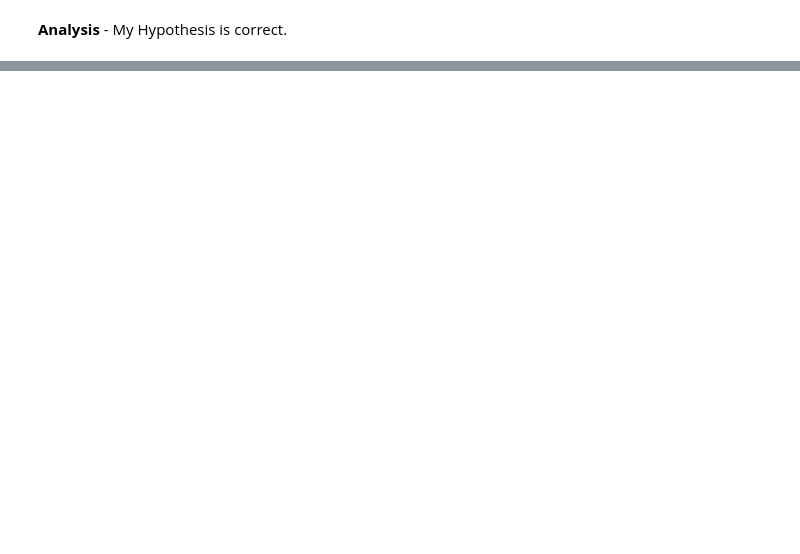
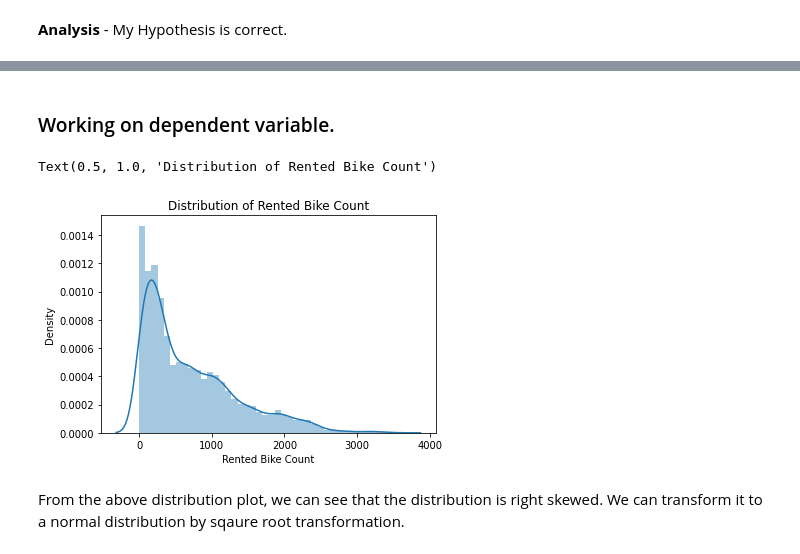
Before and after one commit to Shourya306/Bike-Sharing-Demand-Prediction-Regression, a Jupyter notebook: Bike_Sharing_Demand_Prediction_Capstone_Project.ipynb, the cells around one changed output, grey strips where cells are left out. Saved outputs shown, nothing was run; the diff lists cells and outputs as text; code cells hidden in the pictures; blank space fills up the shorter version.

```diff
--- a/Bike_Sharing_Demand_Prediction_Capstone_Project.ipynb
+++ b/Bike_Sharing_Demand_Prediction_Capstone_Project.ipynb
@@ -355,0 +399,11 @@ sns.violinplot(x = dataset['Holiday'], y = dataset['Rented Bike Count'], data =
+# %% [markdown]
+### Working on dependent variable.
+# %%
+# Distribution of Dependent variable.
+sns.distplot(dataset['Rented Bike Count'])
+plt.title('Distribution of Rented Bike Count')
+# %% [output]
+Text(0.5, 1.0, 'Distribution of Rented Bike Count')
+[figure, added]
+# %% [markdown]
+From the above distribution plot, we can see that the distribution is right skewed. We can transform it to a normal distribution by sqaure root transformation.
```
Also changed, not shown: parts of 39 cells of this notebook.
